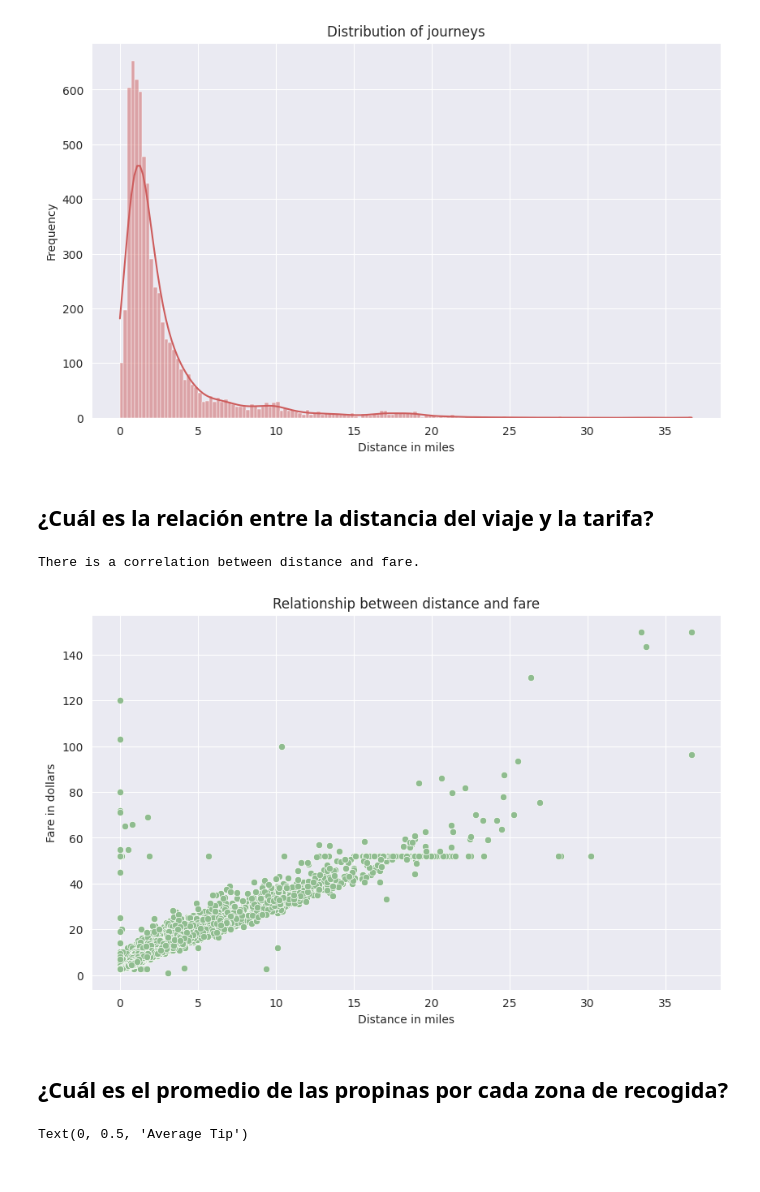
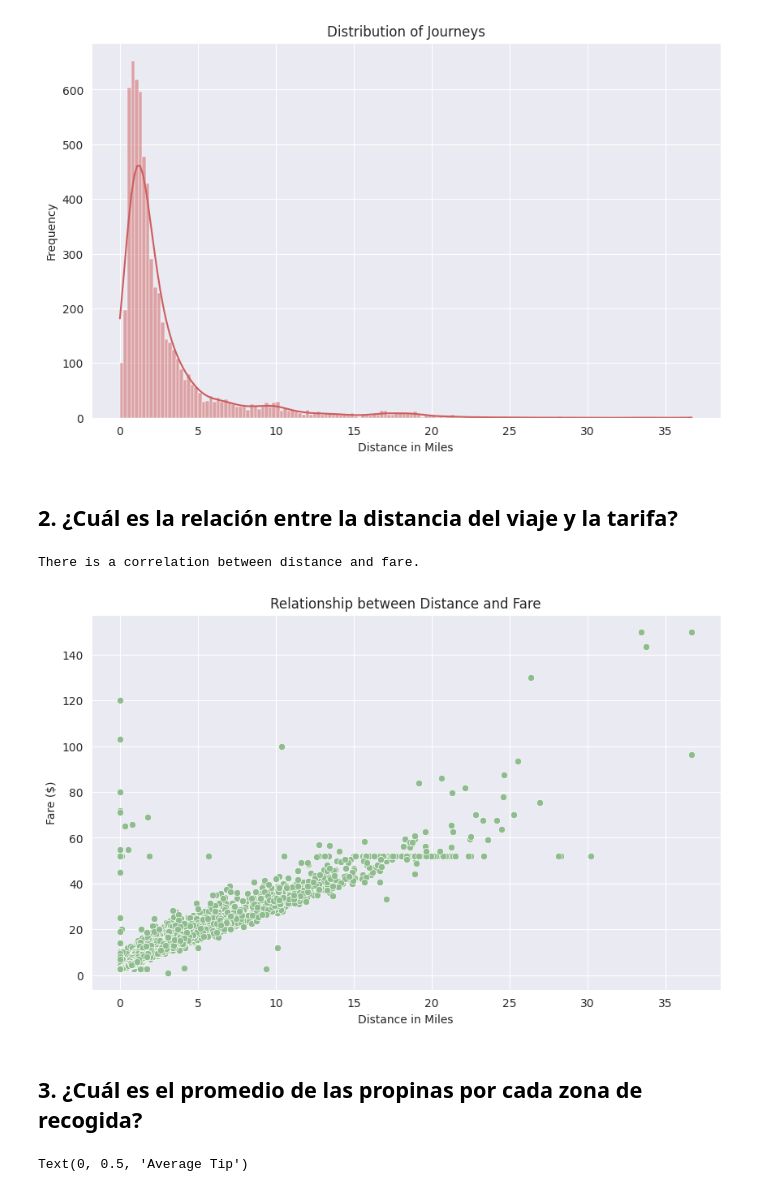
Before and after one commit to MarinaHolland/Python-Intro-for-Data-Science-at-CodeSpace, a Jupyter notebook: Notebooks/Lesson IV - Matplotlib and Seaborn.ipynb, the cells around one changed output. Cells and saved outputs as stored; diff of their text form; code cells hidden in the pictures.

```diff
--- a/Notebooks/Lesson IV - Matplotlib and Seaborn.ipynb
+++ b/Notebooks/Lesson IV - Matplotlib and Seaborn.ipynb
@@ -466,26 +466,26 @@ plt.ylabel('Frequency')
 Text(0, 0.5, 'Frequency')
 [figure]
 # %% [markdown]
-## ¿Cuál es la relación entre la distancia del viaje y la tarifa?
+## 2. ¿Cuál es la relación entre la distancia del viaje y la tarifa?
 # %%
 # Ajusting the size of the figure
 plt.figure(figsize=(10,6))
 
 # Creating a scatterplot
 sns.scatterplot(x='distance', y='fare', data =taxis_df, color='darkseagreen')
 
 # Writing titles for the scatterplot
-plt.title('Relationship between distance and fare')
-plt.xlabel('Distance in miles')
-plt.ylabel('Fare in dollars')
+plt.title('Relationship between Distance and Fare')
+plt.xlabel('Distance in Miles')
+plt.ylabel('Fare ($)')
 
 # Printing the answer
 print('There is a correlation between distance and fare.')
 # %% [output]
 There is a correlation between distance and fare.
-[figure, old version]
+[figure, new version]
 # %% [markdown]
-## ¿Cuál es el promedio de las propinas por cada zona de recogida?
+## 3. ¿Cuál es el promedio de las propinas por cada zona de recogida?
 # %%
 # Using group by to group each tip by pickup_zone, sorting values by tip
 avg_tips_by_zone = taxis_df.groupby(by='pickup_zone').tip.mean().to_frame().sort_values(by='tip', ascending = False)
```
Also changed, not shown: parts of 22 cells of this notebook.
